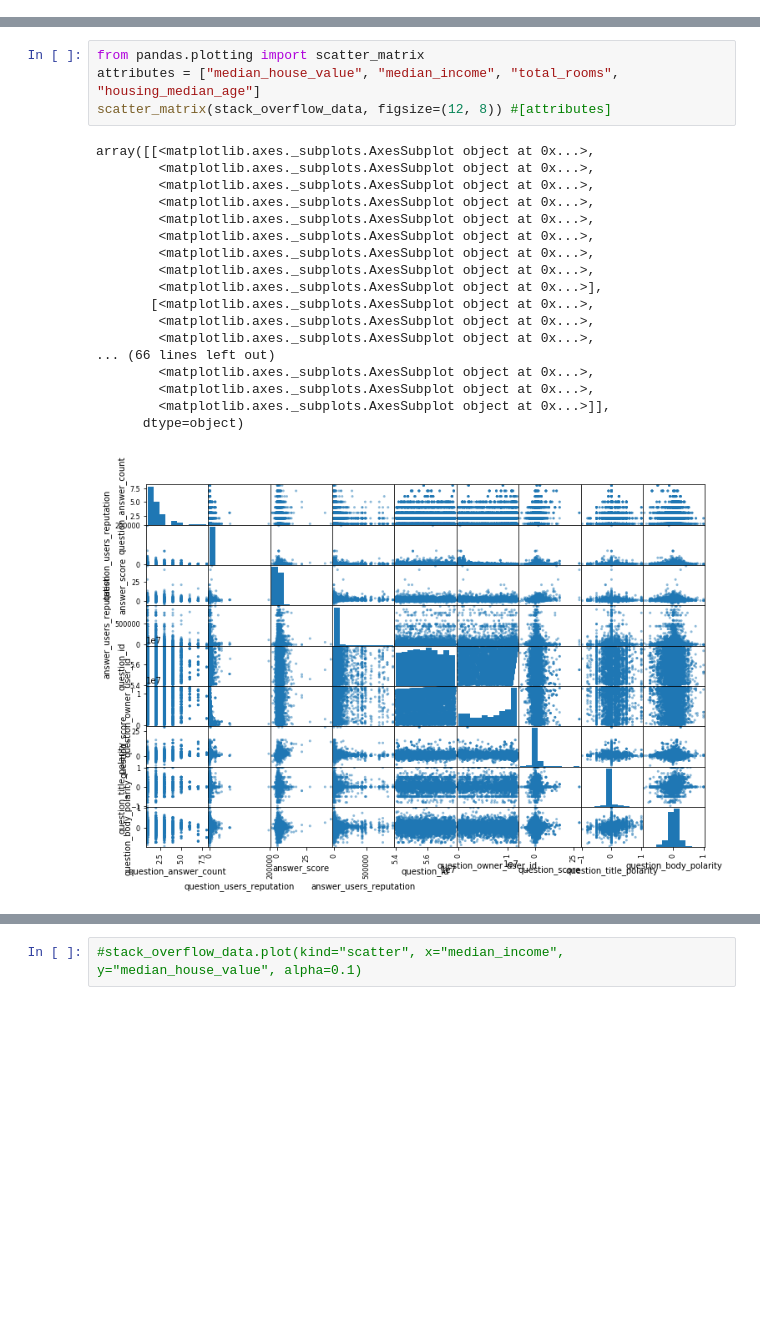
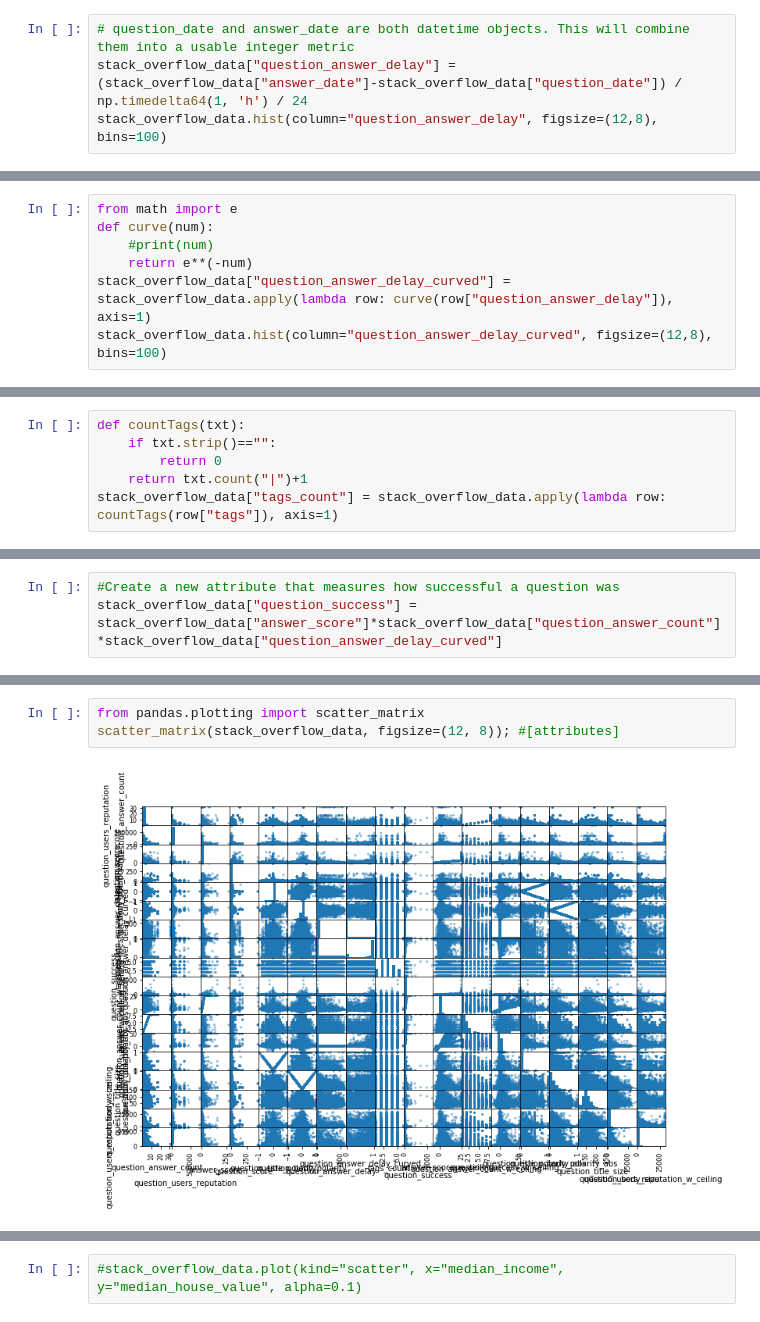
Before and after one commit to KihtrakRaknas/Stack-Overflow-Analysis, a Jupyter notebook: Stack Overflow Data Analysis.ipynb, the cells around one changed output, grey strips where cells are left out. Drawn from its saved outputs; the diff is of its cells as text; blank space fills up the shorter version.

```diff
--- a/Stack Overflow Data Analysis.ipynb
+++ b/Stack Overflow Data Analysis.ipynb
@@ -96,0 +128,4 @@ memory usage: 937.6+ KB
+# %%
+# question_date and answer_date are both datetime objects. This will combine them into a usable integer metric
+stack_overflow_data["question_answer_delay"] = (stack_overflow_data["answer_date"]-stack_overflow_data["question_date"]) / np.timedelta64(1, 'h') / 24
+stack_overflow_data.hist(column="question_answer_delay", figsize=(12,8), bins=100)
@@ -96,0 +135,7 @@ memory usage: 937.6+ KB
+# %%
+from math import e
+def curve(num):
+    #print(num)
+    return e**(-num)
+stack_overflow_data["question_answer_delay_curved"] = stack_overflow_data.apply(lambda row: curve(row["question_answer_delay"]), axis=1)
+stack_overflow_data.hist(column="question_answer_delay_curved", figsize=(12,8), bins=100)
@@ -96,0 +146,6 @@ memory usage: 937.6+ KB
+# %%
+def countTags(txt):
+    if txt.strip()=="":
+        return 0
+    return txt.count("|")+1
+stack_overflow_data["tags_count"] = stack_overflow_data.apply(lambda row: countTags(row["tags"]), axis=1)
@@ -97,3 +154,6 @@ memory usage: 937.6+ KB
+# %%
+#Create a new attribute that measures how successful a question was
+stack_overflow_data["question_success"] = stack_overflow_data["answer_score"]*stack_overflow_data["question_answer_count"]*stack_overflow_data["question_answer_delay_curved"]
 # %%
 stack_overflow_data.describe()
 # %% [output]
@@ -117,23 +178,5 @@ plt.show()
 # %%
 from pandas.plotting import scatter_matrix
-attributes = ["median_house_value", "median_income", "total_rooms", "housing_median_age"]
-scatter_matrix(stack_overflow_data, figsize=(12, 8)) #[attributes]
+scatter_matrix(stack_overflow_data, figsize=(12, 8)); #[attributes]
 # %% [output]
-array([[<matplotlib.axes._subplots.AxesSubplot object at 0x...>,
-        <matplotlib.axes._subplots.AxesSubplot object at 0x...>,
-        <matplotlib.axes._subplots.AxesSubplot object at 0x...>,
-        <matplotlib.axes._subplots.AxesSubplot object at 0x...>,
-        <matplotlib.axes._subplots.AxesSubplot object at 0x...>,
-        <matplotlib.axes._subplots.AxesSubplot object at 0x...>,
-        <matplotlib.axes._subplots.AxesSubplot object at 0x...>,
-        <matplotlib.axes._subplots.AxesSubplot object at 0x...>,
-        <matplotlib.axes._subplots.AxesSubplot object at 0x...>],
-       [<matplotlib.axes._subplots.AxesSubplot object at 0x...>,
-        <matplotlib.axes._subplots.AxesSubplot object at 0x...>,
-        <matplotlib.axes._subplots.AxesSubplot object at 0x...>,
-... (66 lines left out)
-        <matplotlib.axes._subplots.AxesSubplot object at 0x...>,
-        <matplotlib.axes._subplots.AxesSubplot object at 0x...>,
-        <matplotlib.axes._subplots.AxesSubplot object at 0x...>]],
-      dtype=object)
-[figure, old version]
+[figure, new version]
```
Also changed, not shown: parts of 67 cells of this notebook, 1 other file.
